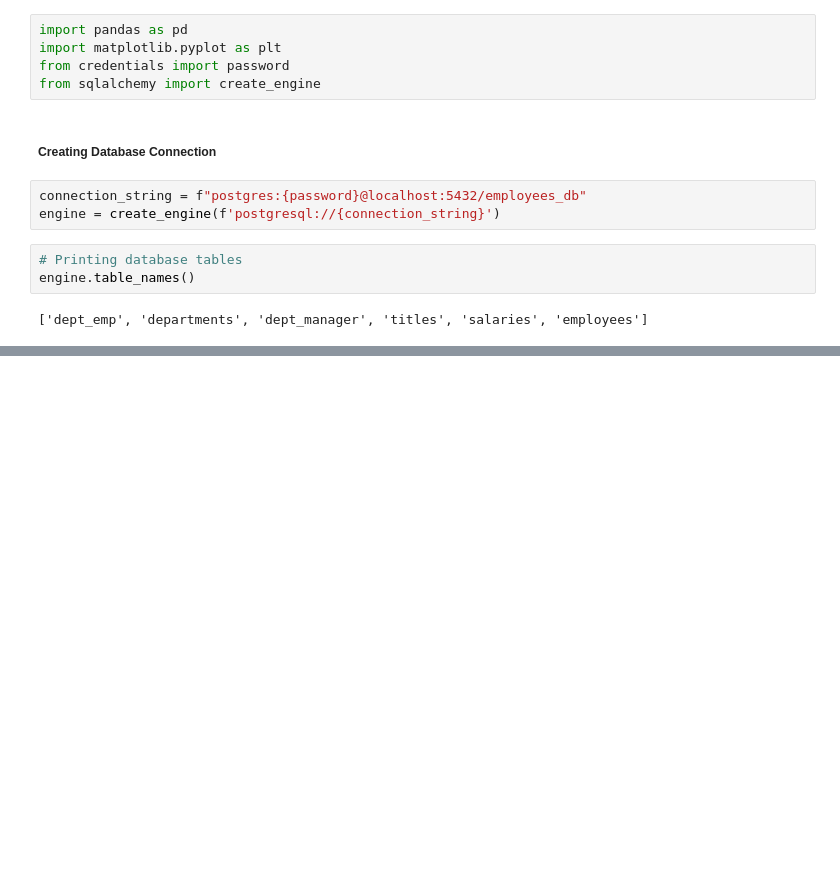
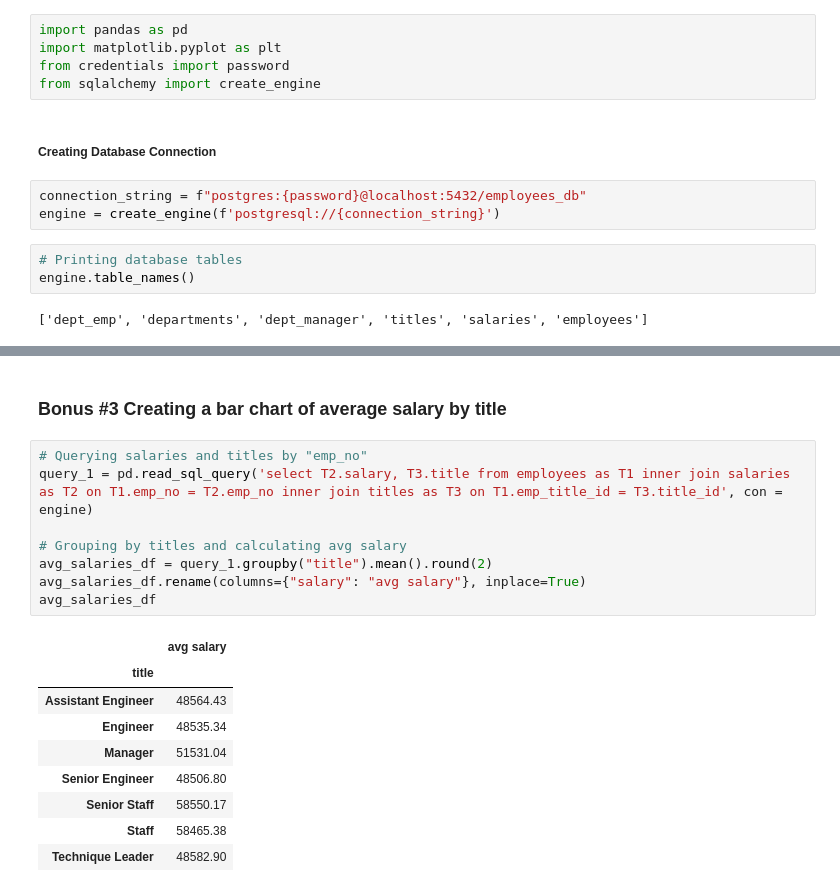
Before and after one commit to Levirdz/sql-challenge, a Jupyter notebook: EmployeeSQL/bonus.ipynb, the cells around one changed output, grey strips where cells are left out. Cells and saved outputs as stored; diff of their text form; blank space fills up the shorter version.

```diff
--- a/EmployeeSQL/bonus.ipynb
+++ b/EmployeeSQL/bonus.ipynb
@@ -15,0 +43,20 @@ engine.table_names()
+# %% [markdown]
+### Bonus #3 Creating a bar chart of average salary by title
+# %%
+# Querying salaries and titles by "emp_no"
+query_1 = pd.read_sql_query('select T2.salary, T3.title from employees as T1 inner join salaries as T2 on T1.emp_no = T2.emp_no inner join titles as T3 on T1.emp_title_id = T3.title_id', con = engine)
+
+# Grouping by titles and calculating avg salary
+avg_salaries_df = query_1.groupby("title").mean().round(2)
+avg_salaries_df.rename(columns={"salary": "avg salary"}, inplace=True)
+avg_salaries_df
+# %% [output]
+|  | avg salary |
+| title |  |
+| Assistant Engineer | 48564.43 |
+| Engineer | 48535.34 |
+| Manager | 51531.04 |
+| Senior Engineer | 48506.80 |
+| Senior Staff | 58550.17 |
+| Staff | 58465.38 |
+| Technique Leader | 48582.90 |
```
Also changed, not shown: parts of 10 cells of this notebook.
